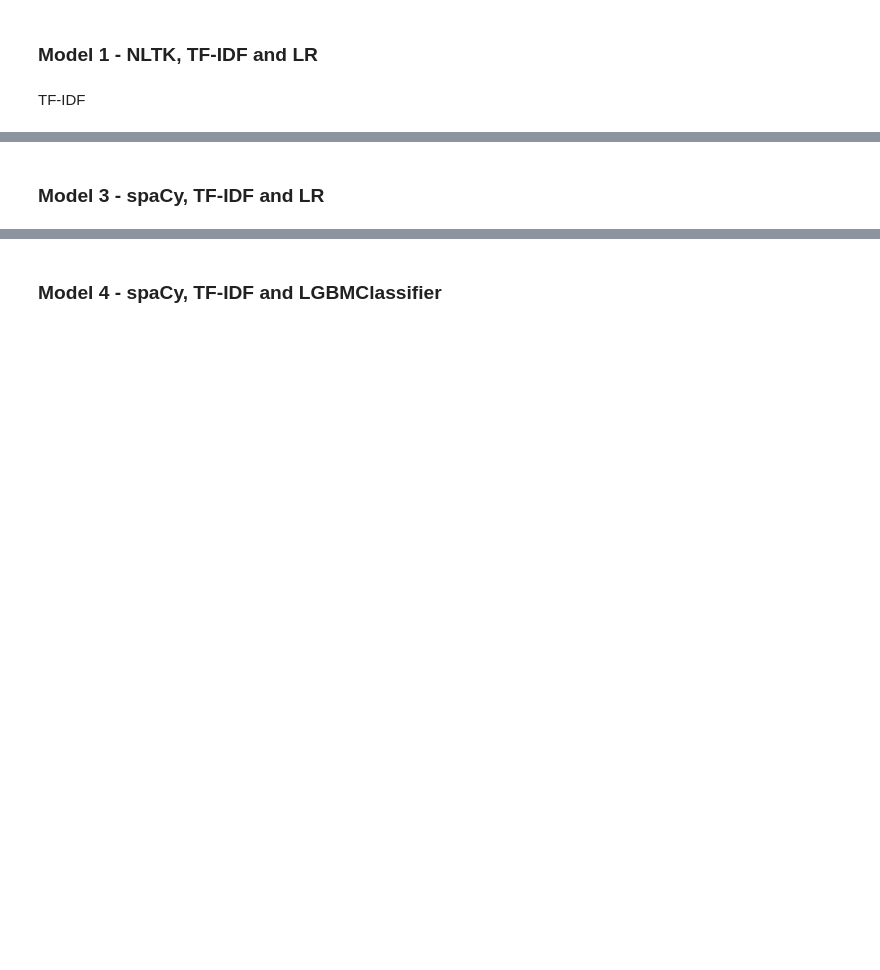
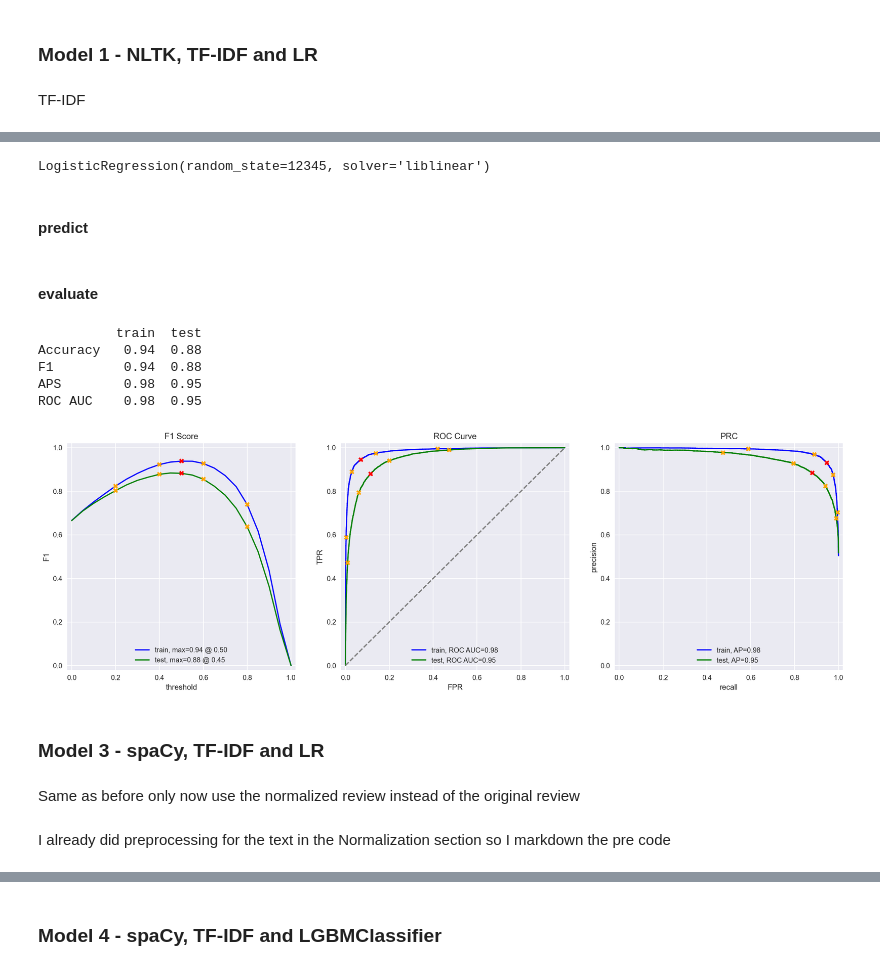
Before and after one commit to nirgalili/practicum100_nlp_project_imdb_reviews, a Jupyter notebook: nlp_project_nir_v1.ipynb, the cells around one changed output, grey strips where cells are left out. Saved outputs shown, nothing was run; the diff lists cells and outputs as text; code cells hidden in the pictures; blank space fills up the shorter version.

```diff
--- a/nlp_project_nir_v1.ipynb
+++ b/nlp_project_nir_v1.ipynb
@@ -297,4 +449,32 @@ from nltk.corpus import stopwords
+# %%
+model_1 = LogisticRegression(random_state=12345, solver='liblinear')
+model_1.fit(tf_idf_train, tf_idf_target)
+# %% [output]
+LogisticRegression(random_state=12345, solver='liblinear')
+# %% [markdown]
+#### predict
+# %%
+corpus_test = df_reviews_test['review']
+# %%
+tf_idf_test = count_tf_idf_1.transform(corpus_test)
+# %%
+tf_idf_test_target = df_reviews_test['pos']
+# %% [markdown]
+#### evaluate
 # %%
-evaluate_model(model_1, train_features_1, train_target, test_features_1, test_target)
+evaluate_model(
+    model=model_1,
+    train_features=tf_idf_train,
+    train_target=tf_idf_train_target,
+    test_features=tf_idf_test,
+    test_target=tf_idf_test_target,
+)
+# %% [output]
+          train  test
+Accuracy   0.94  0.88
+F1         0.94  0.88
+APS        0.98  0.95
+ROC AUC    0.98  0.95
+[figure, added]
 # %% [markdown]
 ### Model 3 - spaCy, TF-IDF and LR
@@ -312,0 +481,4 @@ def text_preprocessing_3(text):
+# %% [markdown]
+Same as before only now use the normalized review instead of the original review
+# %% [markdown]
+I already did preprocessing for the text in the Normalization section so I markdown the pre code
```
Also changed, not shown: parts of 80 cells of this notebook.
